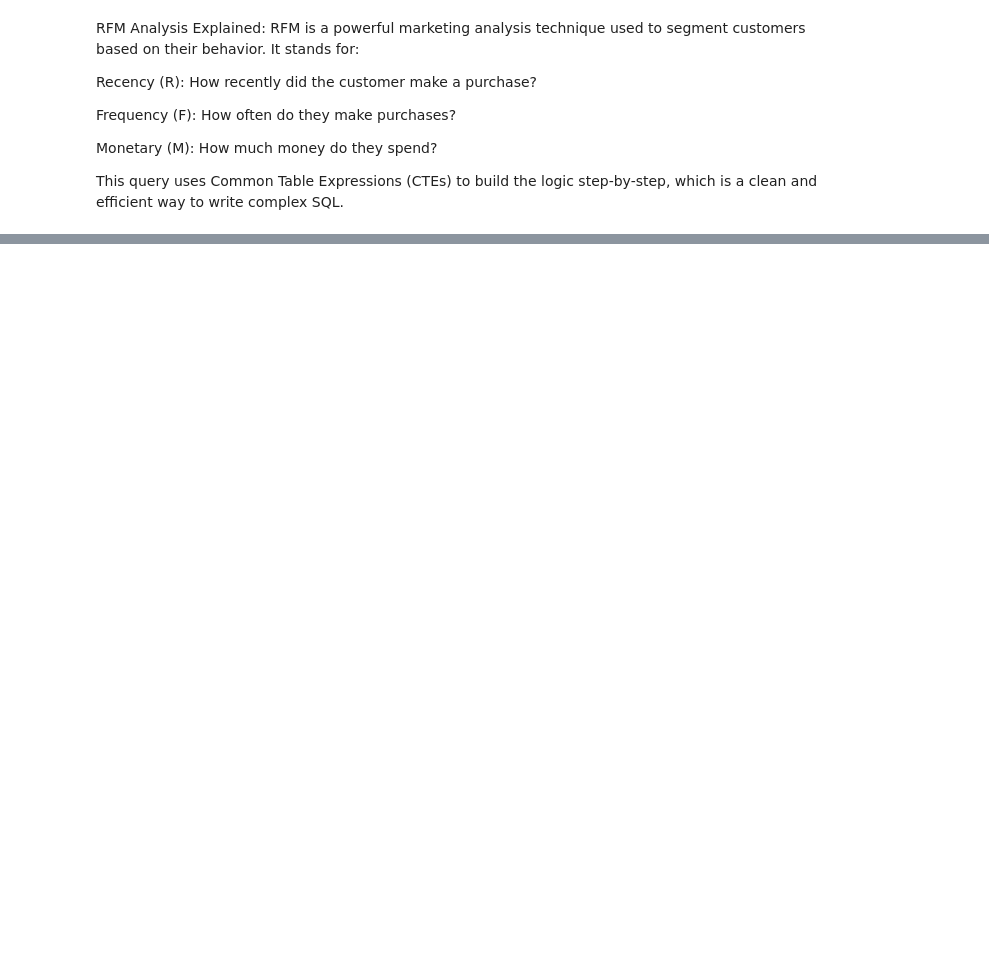
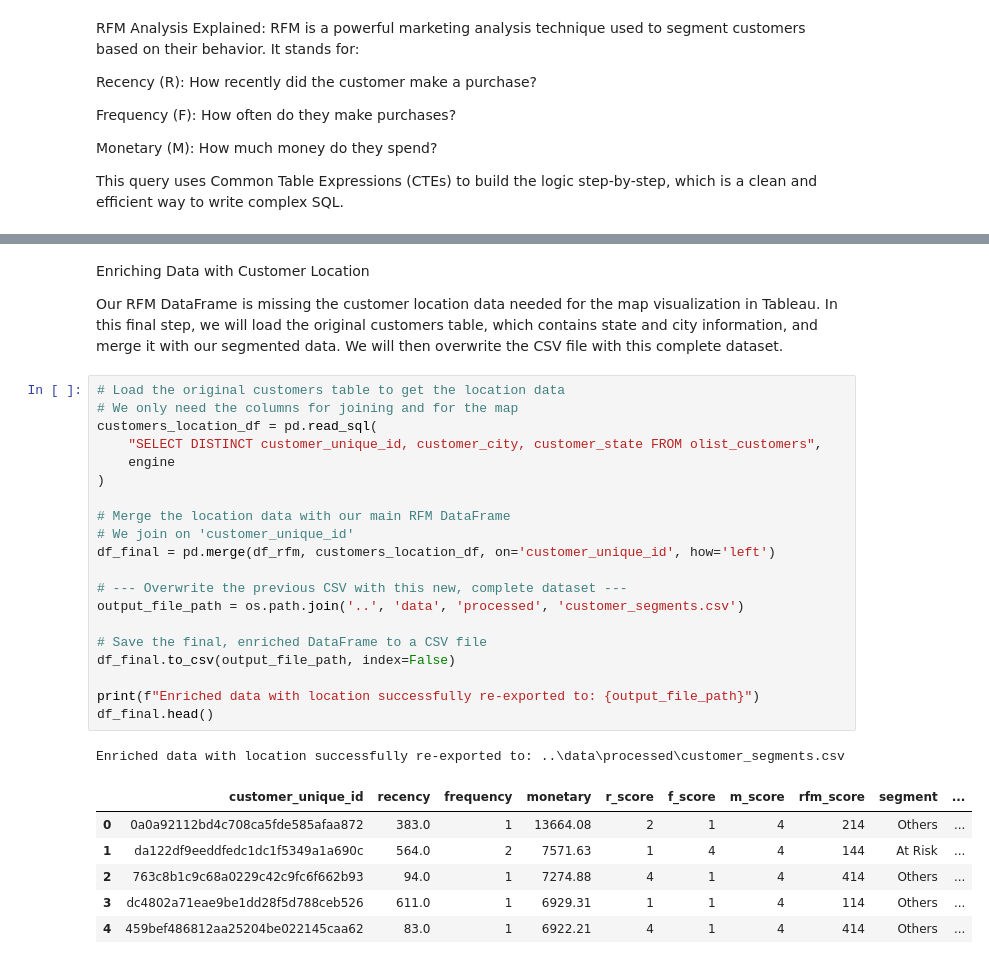
Before and after one commit to shaikhilhaam/ecommerce-analytics-platform, a Jupyter notebook: notebooks/01_eda_and_segmentation.ipynb, the cells around one changed output, grey strips where cells are left out. Drawn from its saved outputs; the diff is of its cells as text; blank space fills up the shorter version.

```diff
--- a/notebooks/01_eda_and_segmentation.ipynb
+++ b/notebooks/01_eda_and_segmentation.ipynb
@@ -109,0 +349,32 @@ HINT:  No operator matches the given name and argument types. You might need to
+# %% [markdown]
+Enriching Data with Customer Location
+
+Our RFM DataFrame is missing the customer location data needed for the map visualization in Tableau. In this final step, we will load the original customers table, which contains state and city information, and merge it with our segmented data. We will then overwrite the CSV file with this complete dataset.
+# %%
+# Load the original customers table to get the location data
+# We only need the columns for joining and for the map
+customers_location_df = pd.read_sql(
+    "SELECT DISTINCT customer_unique_id, customer_city, customer_state FROM olist_customers",
+    engine
+)
+
+# Merge the location data with our main RFM DataFrame
+# We join on 'customer_unique_id'
+df_final = pd.merge(df_rfm, customers_location_df, on='customer_unique_id', how='left')
+
+# --- Overwrite the previous CSV with this new, complete dataset ---
+output_file_path = os.path.join('..', 'data', 'processed', 'customer_segments.csv')
+
+# Save the final, enriched DataFrame to a CSV file
+df_final.to_csv(output_file_path, index=False)
+
+print(f"Enriched data with location successfully re-exported to: {output_file_path}")
+df_final.head()
+# %% [output]
+Enriched data with location successfully re-exported to: ..\data\processed\customer_segments.csv
+|  | customer_unique_id | recency | frequency | monetary | r_score | f_score | m_score | rfm_score | segment | ... |
+| 0 | 0a0a92112bd4c708ca5fde585afaa872 | 383.0 | 1 | 13664.08 | 2 | 1 | 4 | 214 | Others | ... |
+| 1 | da122df9eeddfedc1dc1f5349a1a690c | 564.0 | 2 | 7571.63 | 1 | 4 | 4 | 144 | At Risk | ... |
+| 2 | 763c8b1c9c68a0229c42c9fc6f662b93 | 94.0 | 1 | 7274.88 | 4 | 1 | 4 | 414 | Others | ... |
+| 3 | dc4802a71eae9be1dd28f5d788ceb526 | 611.0 | 1 | 6929.31 | 1 | 1 | 4 | 114 | Others | ... |
+| 4 | 459bef486812aa25204be022145caa62 | 83.0 | 1 | 6922.21 | 4 | 1 | 4 | 414 | Others | ... |
```
Also changed, not shown: parts of 19 cells of this notebook, 4 other files.
